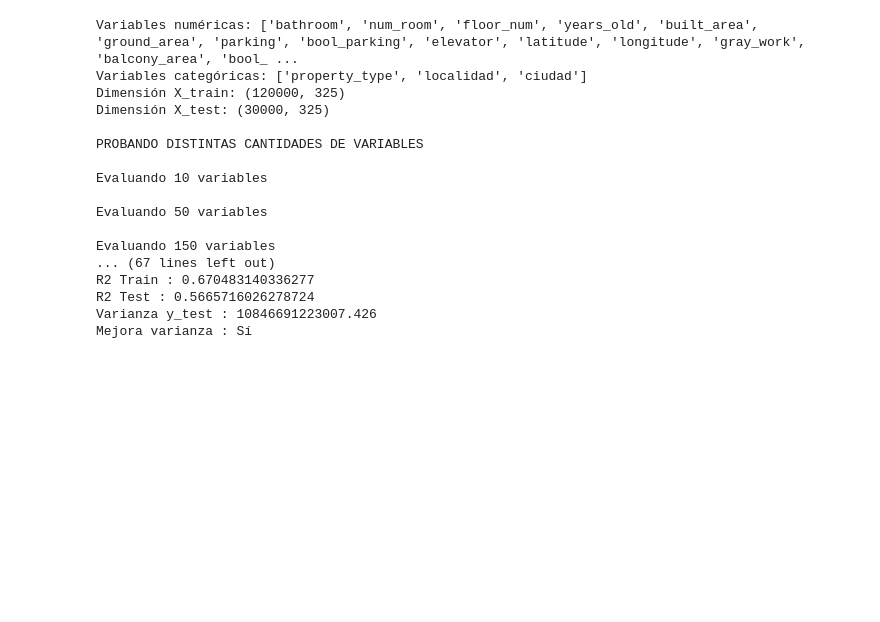
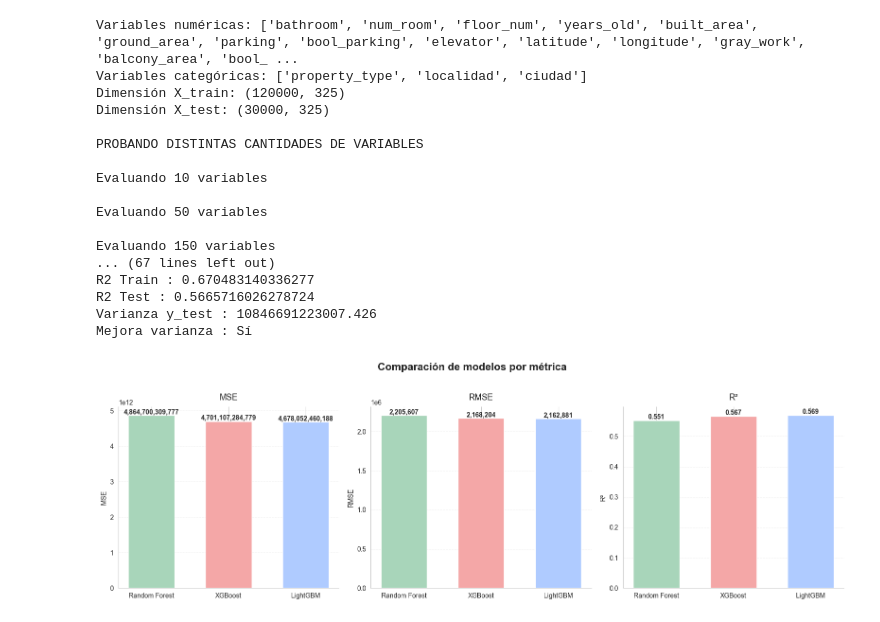
Before and after one commit to Marcocruz88/Proyecto, a Jupyter notebook: EDA.ipynb, the cells around one changed output. Cells and saved outputs as stored; diff of their text form; code cells hidden in the pictures; blank space fills up the shorter version.

Commit message:
Graficas comparación

```diff
--- a/EDA.ipynb
+++ b/EDA.ipynb
@@ -1359,6 +1359,11 @@ resultados_finales = {
     'Varianza y_test': varianza_y_test,
     'Mejora varianza': "Sí" if mse_test < varianza_y_test else "No mejora"
 }
+MSETESTRF=resultados_finales["MSE Test"]
+varianza_y_testRF=resultados_finales["Varianza y_test"]
+RMSETESTRF=resultados_finales["RMSE Test"]
+R2TESTRF=resultados_finales["R2 Test"]
+
 
 print("\nResumen final:")
 for k, v in resultados_finales.items():
@@ -1674,6 +1679,10 @@ resultados_finales = {
     'Mejora varianza': "Sí" if mse_test < varianza_y_test else "No mejora"
 }
 
+MSETESTGBM=resultados_finales["MSE Test"]
+varianza_y_testgbm=resultados_finales["Varianza y_test"]
+RMSETESTGBM=resultados_finales["RMSE Test"]
+R2TESTGBM=resultados_finales["R2 Test"]
 print("\nResumen final:")
 for k, v in resultados_finales.items():
     print(f"{k}: {v}")
@@ -1964,6 +1973,11 @@ resultados_finales = {
     "Mejora varianza":"Sí" if mse_test < varianza_y_test else "No mejora"
 }
 
+MSETESTXGB=resultados_finales["MSE Test"]
+varianza_y_testXGB=resultados_finales["Varianza y_test"]
+RMSETESTXGB=resultados_finales["RMSE Test"]
+R2TESTXGB=resultados_finales["R2 Test"]
+
 print("\nResumen final")
 
 for k,v in resultados_finales.items():
@@ -1986,3 +2000,72 @@ R2 Train : 0.670483140336277
 R2 Test : 0.5665716026278724
 Varianza y_test : 10846691223007.426
 Mejora varianza : Sí
+# %%
+import numpy as np
+import matplotlib.pyplot as plt
+import seaborn as sns
+
+# estilo
+sns.set_style("whitegrid")
+
+# ===============================
+# Datos
+# ===============================
+modelos = ["Random Forest", "XGBoost", "LightGBM"]
+
+mse = [MSETESTRF, MSETESTXGB, MSETESTGBM]
+rmse = [RMSETESTRF, RMSETESTXGB, RMSETESTGBM]
+r2 = [R2TESTRF, R2TESTXGB, R2TESTGBM]
+
+metricas = {
+    "MSE": mse,
+    "RMSE": rmse,
+    "R²": r2
+}
+
+# colores pastel por modelo
+colors = ["#A8D5BA", "#F4A7A7", "#AFCBFF"]
+
+# ===============================
+# Gráficas
+# ===============================
+fig, axes = plt.subplots(1, 3, figsize=(16,5))
+
+for ax, (nombre, valores) in zip(axes, metricas.items()):
+
+    bars = ax.bar(
+        modelos,
+        valores,
+        color=colors,
+        edgecolor="white",
+        width=0.6
+    )
+
+    # etiquetas encima
+    for bar, val in zip(bars, valores):
+        ax.text(
+            bar.get_x() + bar.get_width()/2,
+            bar.get_height(),
+            f"{val:,.3f}" if nombre == "R²" else f"{val:,.0f}",
+            ha='center',
+            va='bottom',
+            fontsize=10,
+            fontweight="semibold"
+        )
+
+    ax.set_title(nombre, fontsize=13, pad=10)
+    ax.set_ylabel(nombre)
+
+    # grid más suave
+    ax.grid(axis="y", linestyle="--", alpha=0.3)
+
+    # quitar bordes innecesarios
+    ax.spines['top'].set_visible(False)
+    ax.spines['right'].set_visible(False)
+
+plt.suptitle("Comparación de modelos por métrica", fontsize=16, fontweight="bold", y=1.03)
+
+plt.tight_layout()
+plt.show()
+# %% [output]
+[figure, added]
```
Also changed, not shown: parts of 2 cells of this notebook, 4 other files.
